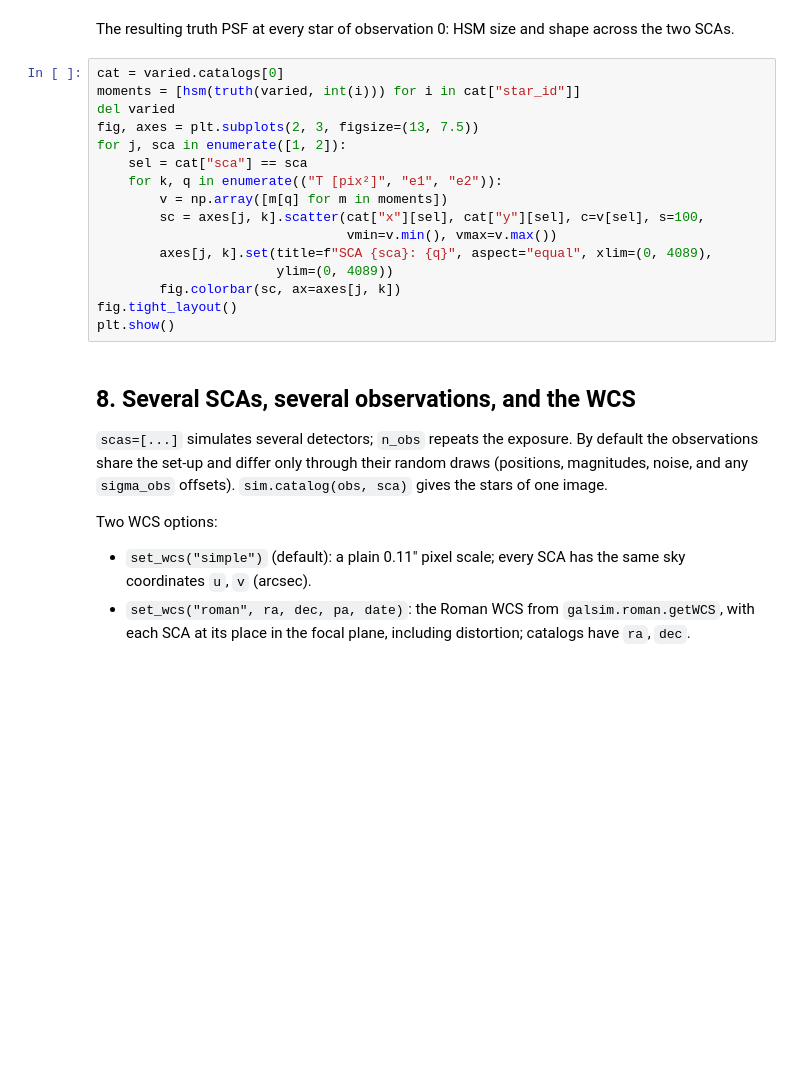
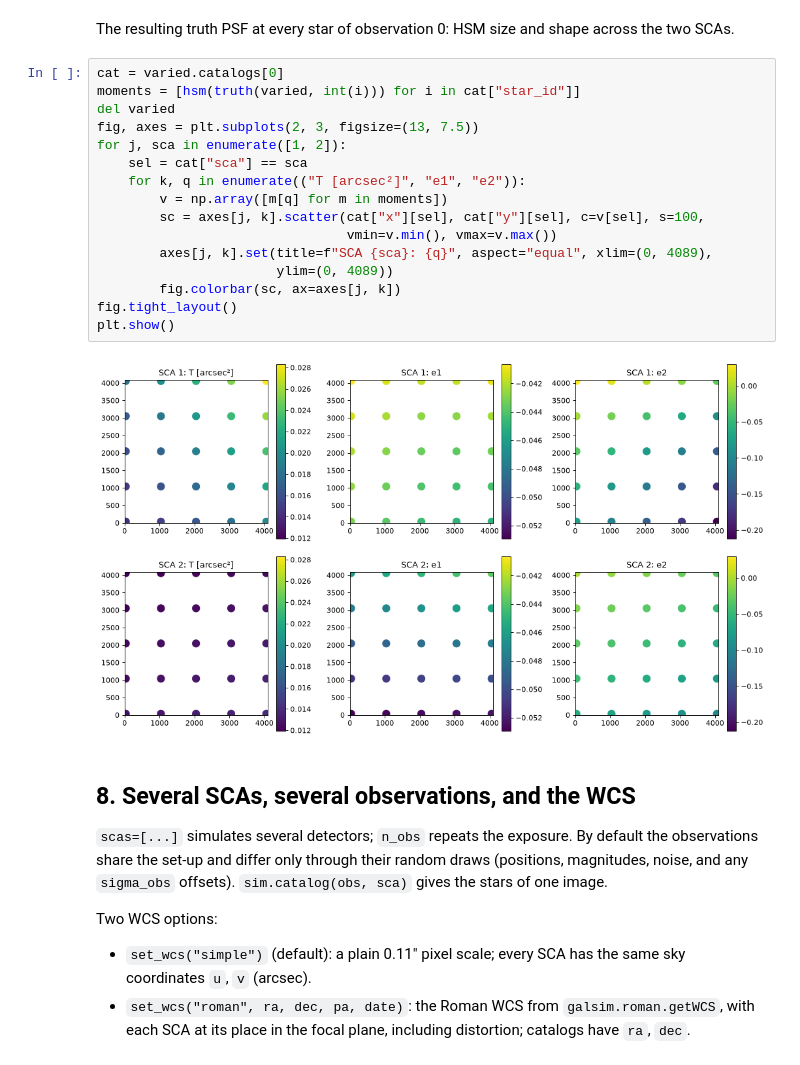
Before and after one commit to Roman-HLIS-Cosmology-PIT/psf-fomo, a Jupyter notebook: notebooks/01_simulation.ipynb, the cells around one changed output. Drawn from its saved outputs; the diff is of its cells as text; blank space fills up the shorter version.

```diff
--- a/notebooks/01_simulation.ipynb
+++ b/notebooks/01_simulation.ipynb
@@ -385,19 +447,21 @@ SCAs.
 # %%
 cat = varied.catalogs[0]
 moments = [hsm(truth(varied, int(i))) for i in cat["star_id"]]
 del varied
 fig, axes = plt.subplots(2, 3, figsize=(13, 7.5))
 for j, sca in enumerate([1, 2]):
     sel = cat["sca"] == sca
-    for k, q in enumerate(("T [pix²]", "e1", "e2")):
+    for k, q in enumerate(("T [arcsec²]", "e1", "e2")):
         v = np.array([m[q] for m in moments])
         sc = axes[j, k].scatter(cat["x"][sel], cat["y"][sel], c=v[sel], s=100,
                                 vmin=v.min(), vmax=v.max())
         axes[j, k].set(title=f"SCA {sca}: {q}", aspect="equal", xlim=(0, 4089),
                        ylim=(0, 4089))
         fig.colorbar(sc, ax=axes[j, k])
 fig.tight_layout()
 plt.show()
+# %% [output]
+[figure, added]
 # %% [markdown]
 ## 8. Several SCAs, several observations, and the WCS
 
```
Also changed, not shown: parts of 33 cells of this notebook, 3 other files.
